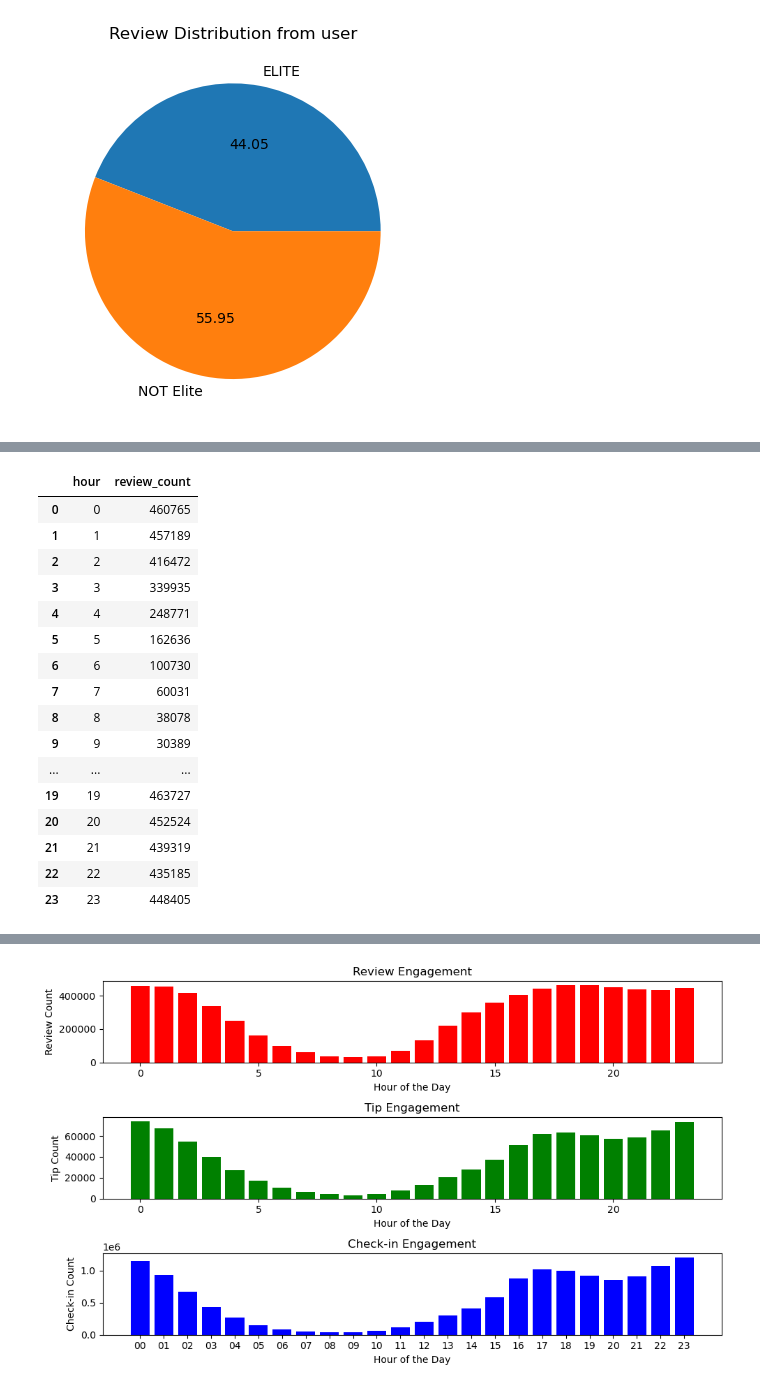
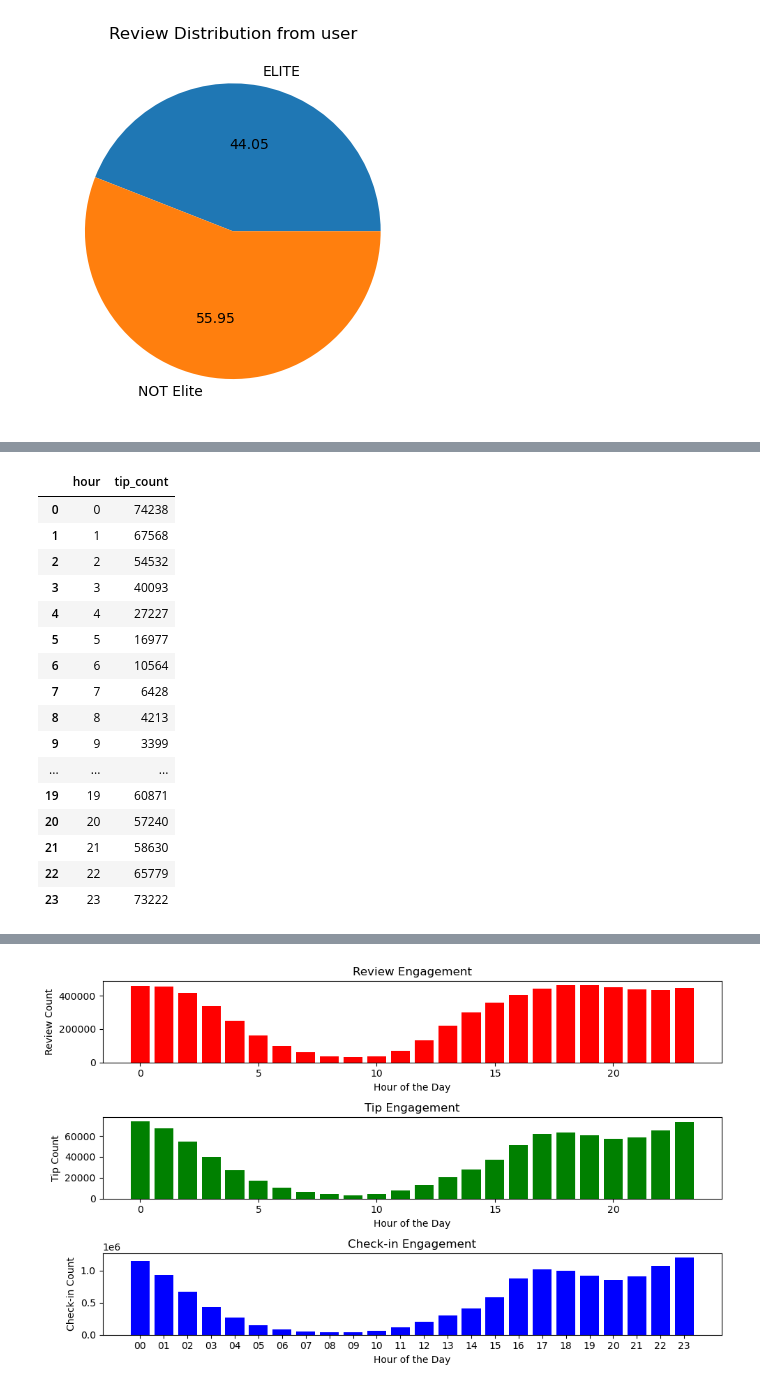
Before and after one commit to Mayank4103/Yelp_project, a Jupyter notebook: Analysis.ipynb, the cells around one changed output, grey strips where cells are left out. Cells and saved outputs as stored; diff of their text form; code cells hidden in the pictures.

```diff
--- a/Analysis.ipynb
+++ b/Analysis.ipynb
@@ -951,20 +986,31 @@ checkin_engagement_df = checkin_engagement_df.groupby('hour').size().reset_index
 # %%
-review_engagement
+tip_engagement = pd.read_sql_query("""
+SELECT
+    cast (strftime('%H',date) as integer)
+    as hour,
+    COUNT(*) AS tip_count
+FROM
+    tip
+GROUP BY
+    hour;
+""", connect)
+
+tip_engagement
 # %% [output]
-|  | hour | review_count |
-| 0 | 0 | 460765 |
-| 1 | 1 | 457189 |
-| 2 | 2 | 416472 |
-| 3 | 3 | 339935 |
-| 4 | 4 | 248771 |
-| 5 | 5 | 162636 |
-| 6 | 6 | 100730 |
-| 7 | 7 | 60031 |
-| 8 | 8 | 38078 |
-| 9 | 9 | 30389 |
+|  | hour | tip_count |
+| 0 | 0 | 74238 |
+| 1 | 1 | 67568 |
+| 2 | 2 | 54532 |
+| 3 | 3 | 40093 |
+| 4 | 4 | 27227 |
+| 5 | 5 | 16977 |
+| 6 | 6 | 10564 |
+| 7 | 7 | 6428 |
+| 8 | 8 | 4213 |
+| 9 | 9 | 3399 |
 | ... | ... | ... |
-| 19 | 19 | 463727 |
-| 20 | 20 | 452524 |
-| 21 | 21 | 439319 |
-| 22 | 22 | 435185 |
-| 23 | 23 | 448405 |
+| 19 | 19 | 60871 |
+| 20 | 20 | 57240 |
+| 21 | 21 | 58630 |
+| 22 | 22 | 65779 |
+| 23 | 23 | 73222 |
```
Also changed, not shown: parts of 26 cells of this notebook, 1 other file.
